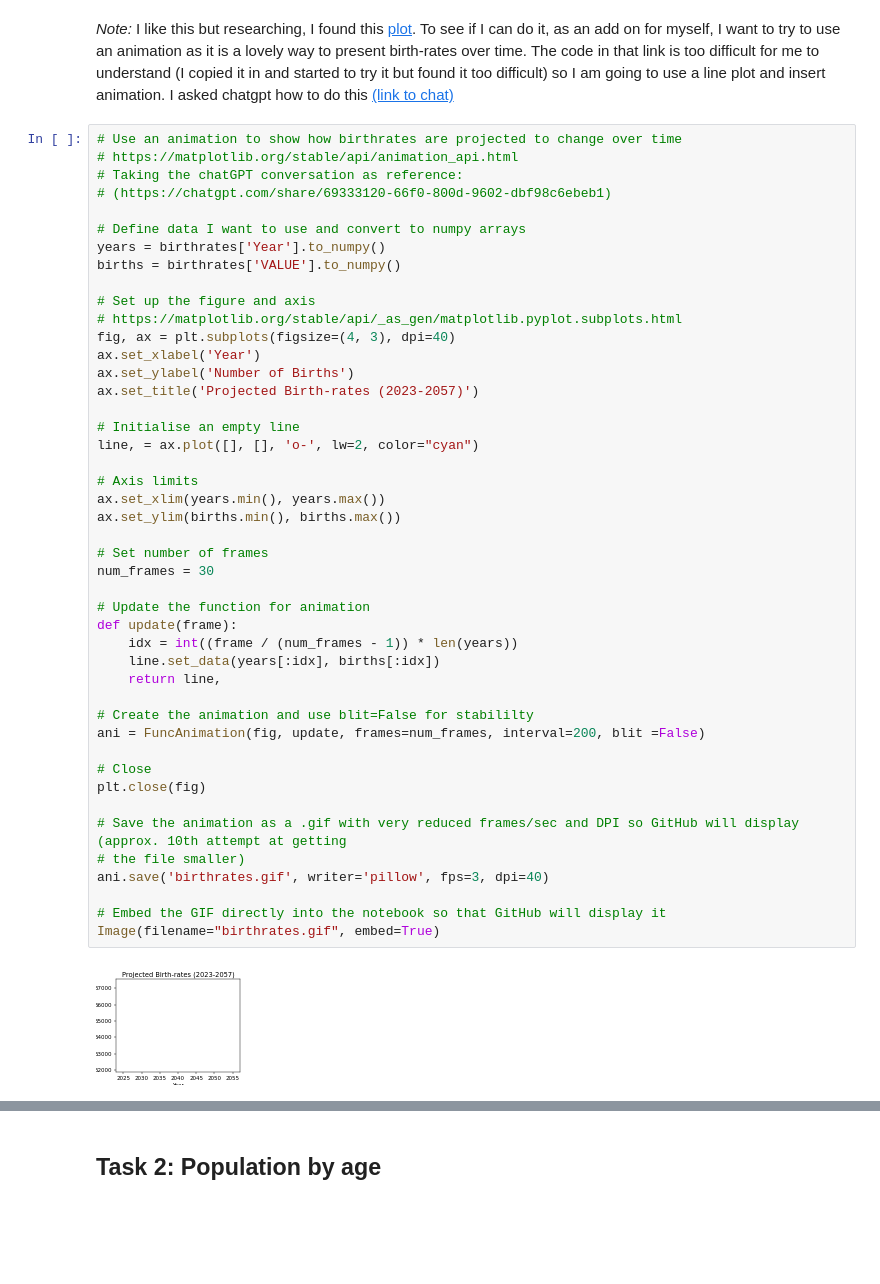
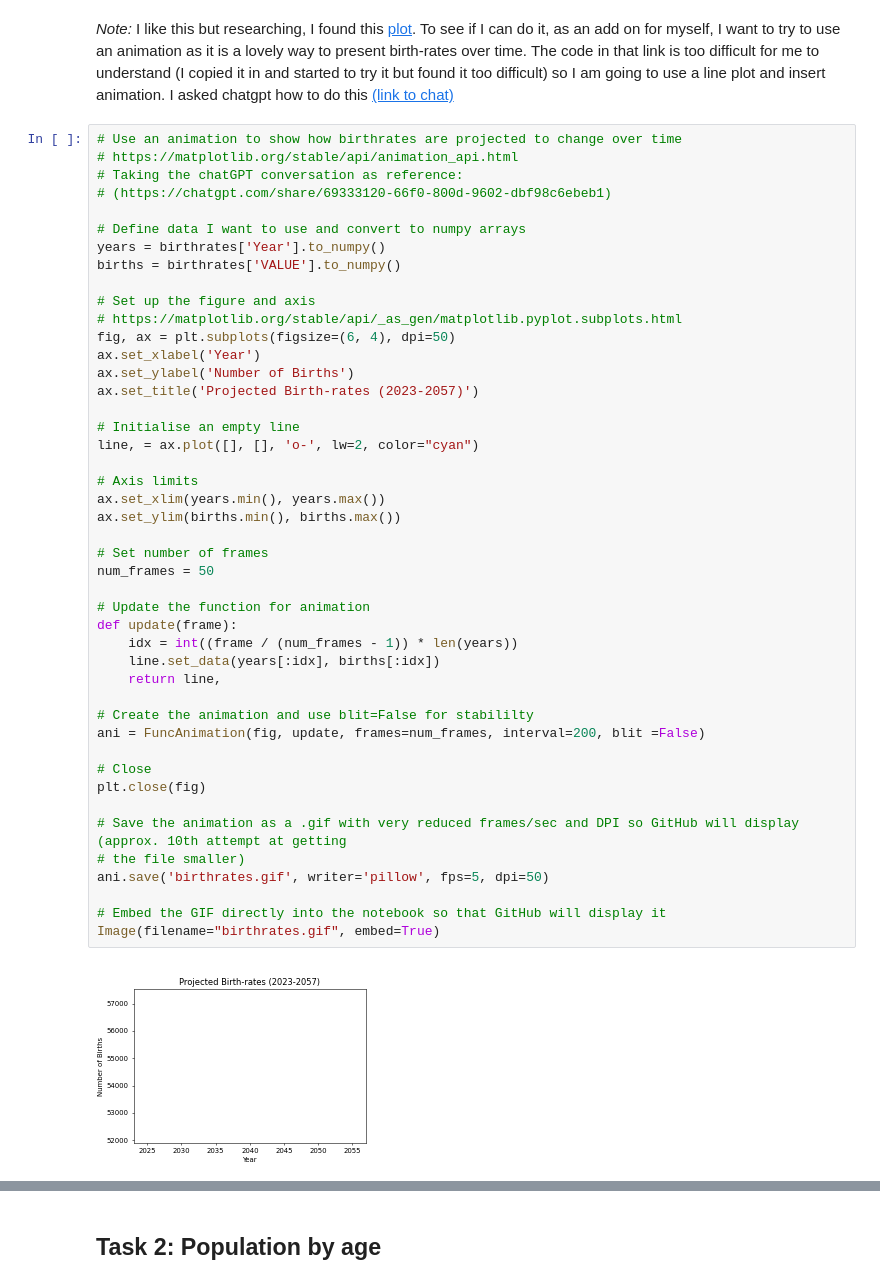
Before and after one commit to seasid3/programming-for-data-analytics-assignments, a Jupyter notebook: topic01/topic01_extra_exercise.ipynb, the cells around one changed output, grey strips where cells are left out. Saved outputs shown, nothing was run; the diff lists cells and outputs as text; blank space fills up the shorter version.

```diff
--- a/topic01/topic01_extra_exercise.ipynb
+++ b/topic01/topic01_extra_exercise.ipynb
@@ -119,39 +119,39 @@ births = birthrates['VALUE'].to_numpy()
 
 # Set up the figure and axis
 # https://matplotlib.org/stable/api/_as_gen/matplotlib.pyplot.subplots.html
-fig, ax = plt.subplots(figsize=(4, 3), dpi=40)
+fig, ax = plt.subplots(figsize=(6, 4), dpi=50)
 ax.set_xlabel('Year')
 ax.set_ylabel('Number of Births')
 ax.set_title('Projected Birth-rates (2023-2057)')
 
 # Initialise an empty line
 line, = ax.plot([], [], 'o-', lw=2, color="cyan")
 
 # Axis limits
 ax.set_xlim(years.min(), years.max())
 ax.set_ylim(births.min(), births.max())
 
 # Set number of frames
-num_frames = 30
+num_frames = 50
 
 # Update the function for animation
 def update(frame):
     idx = int((frame / (num_frames - 1)) * len(years))
     line.set_data(years[:idx], births[:idx])
     return line,
 
 # Create the animation and use blit=False for stabililty
 ani = FuncAnimation(fig, update, frames=num_frames, interval=200, blit =False)
 
 # Close
 plt.close(fig)
 
 # Save the animation as a .gif with very reduced frames/sec and DPI so GitHub will display (approx. 10th attempt at getting
 # the file smaller)
-ani.save('birthrates.gif', writer='pillow', fps=3, dpi=40)
+ani.save('birthrates.gif', writer='pillow', fps=5, dpi=50)
 
 # Embed the GIF directly into the notebook so that GitHub will display it
 Image(filename="birthrates.gif", embed=True)
 # %% [output]
-[figure, old version]
+[figure, new version]
 # %% [markdown]
```
Also changed, not shown: parts of 1 cell of this notebook, 1 other file.
